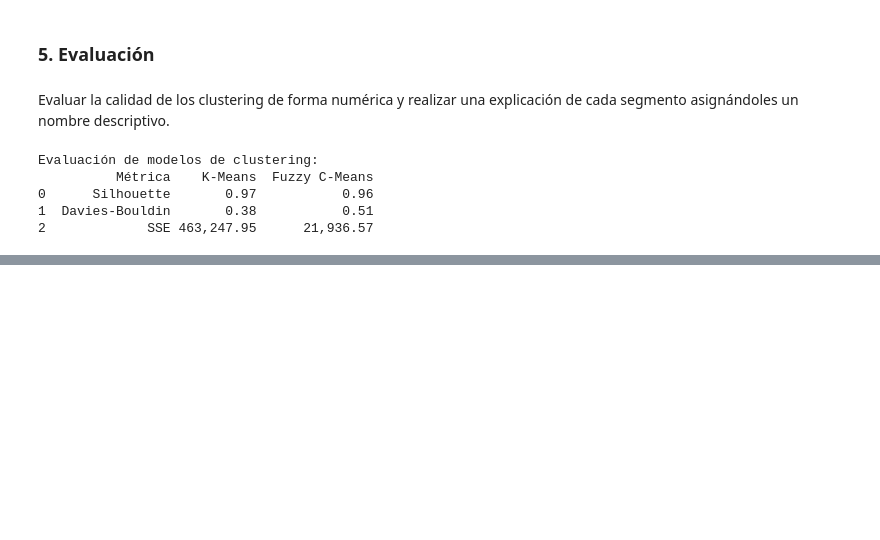
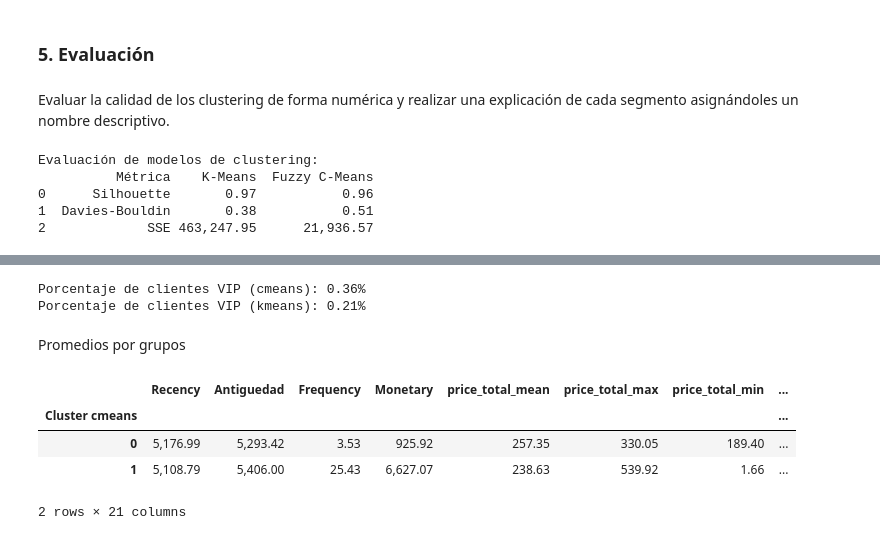
Before and after one commit to pdoren/Machine-Learning-G105, a Jupyter notebook: Desafío_2_Segmentación_de_Clientes.ipynb, the cells around one changed output, grey strips where cells are left out. Saved outputs shown, nothing was run; the diff lists cells and outputs as text; code cells hidden in the pictures; blank space fills up the shorter version.

```diff
--- a/Desafío_2_Segmentación_de_Clientes.ipynb
+++ b/Desafío_2_Segmentación_de_Clientes.ipynb
@@ -566,0 +578,16 @@ Evaluación de modelos de clustering:
+# %%
+print(f"Porcentaje de clientes VIP (cmeans): {df_clientes['Cluster cmeans'].value_counts()[1] * 100 / len(df_clientes['Cluster cmeans']):.2f}%")
+print(f"Porcentaje de clientes VIP (kmeans): {df_clientes['Cluster kmeans'].value_counts()[1] * 100 / len(df_clientes['Cluster kmeans']):.2f}%")
+# %% [output]
+Porcentaje de clientes VIP (cmeans): 0.36%
+Porcentaje de clientes VIP (kmeans): 0.21%
+# %% [markdown]
+Promedios por grupos
+# %%
+df_clientes.groupby('Cluster cmeans').mean()
+# %% [output]
+|  | Recency | Antiguedad | Frequency | Monetary | price_total_mean | price_total_max | price_total_min | ... |
+| Cluster cmeans |  |  |  |  |  |  |  | ... |
+| 0 | 5,176.99 | 5,293.42 | 3.53 | 925.92 | 257.35 | 330.05 | 189.40 | ... |
+| 1 | 5,108.79 | 5,406.00 | 25.43 | 6,627.07 | 238.63 | 539.92 | 1.66 | ... |
+2 rows × 21 columns
```
Also changed, not shown: parts of 3 cells of this notebook.
